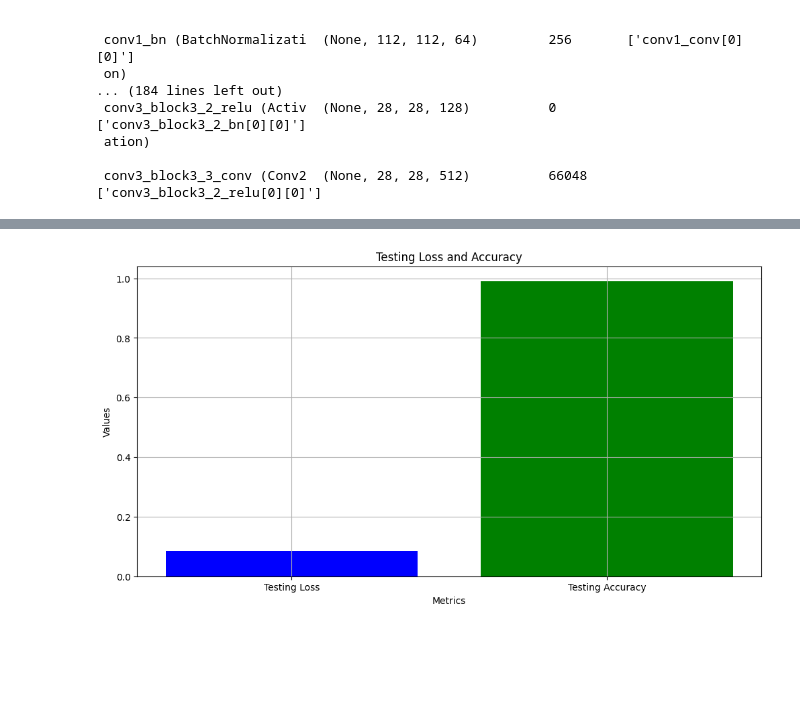
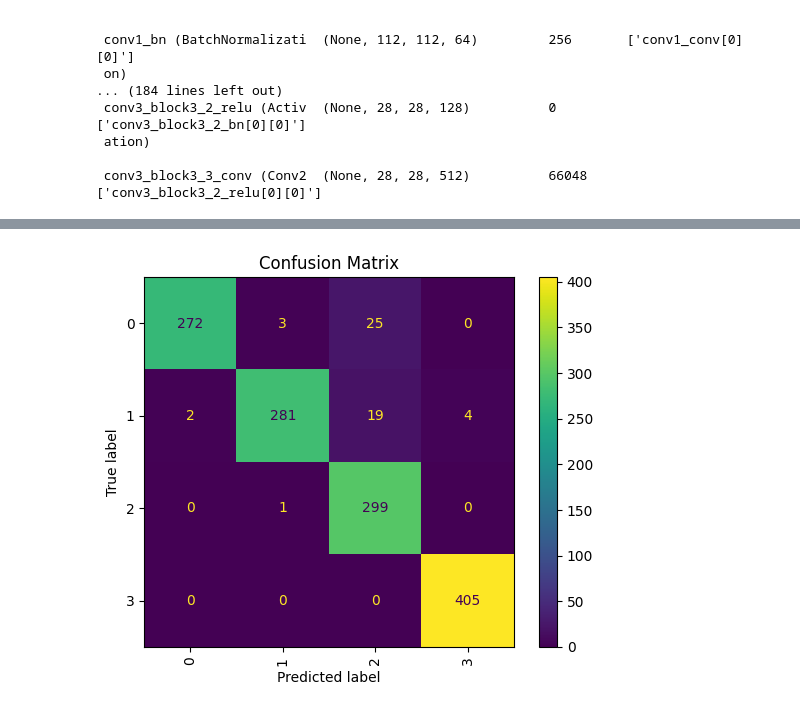
Before and after one commit to NinePiece2/MRI-Brain-Tumor-Detection, a Jupyter notebook: notebooks/Classification.ipynb, the cells around one changed output, grey strips where cells are left out. Cells and saved outputs as stored; diff of their text form; code cells hidden in the pictures; blank space fills up the shorter version.

```diff
--- a/notebooks/Classification.ipynb
+++ b/notebooks/Classification.ipynb
@@ -277,12 +274,17 @@ test_loss, test_acc = model.evaluate(test_X_rgb, test_labels)
 print(f"Testing Loss: {test_loss}")
 print(f"Testing Accuracy: {test_acc}")
 
-# Plot the testing loss and accuracy (Should use Confusion Matrix for better evaluation)
-plt.figure(figsize=(12, 6))
-plt.bar(['Testing Loss', 'Testing Accuracy'], [test_loss, test_acc], color=['blue', 'green'])
-plt.xlabel('Metrics')
-plt.ylabel('Values')
-plt.title('Testing Loss and Accuracy')
-plt.grid(True)
+# Generate predictions for the test dataset
+predicted_probs = model.predict(test_X_rgb)
+predicted_classes = np.argmax(predicted_probs, axis=1)
+
+# Compute the confusion matrix
+conf_matrix = confusion_matrix(test_labels, predicted_classes, labels=range(len(class_labels)))
+
+# Display the confusion matrix
+disp = ConfusionMatrixDisplay(confusion_matrix=conf_matrix, display_labels=list(class_labels.values()))
+disp.plot(cmap='viridis', xticks_rotation='vertical', values_format='d')
+
+plt.title("Confusion Matrix")
 plt.show()
 # %% [output]
@@ -304 +303 @@ Testing Accuracy: 0.9908466935157776
-[figure, old version]
+[figure, new version]
```
Also changed, not shown: parts of 5 cells of this notebook, 2 other files.
